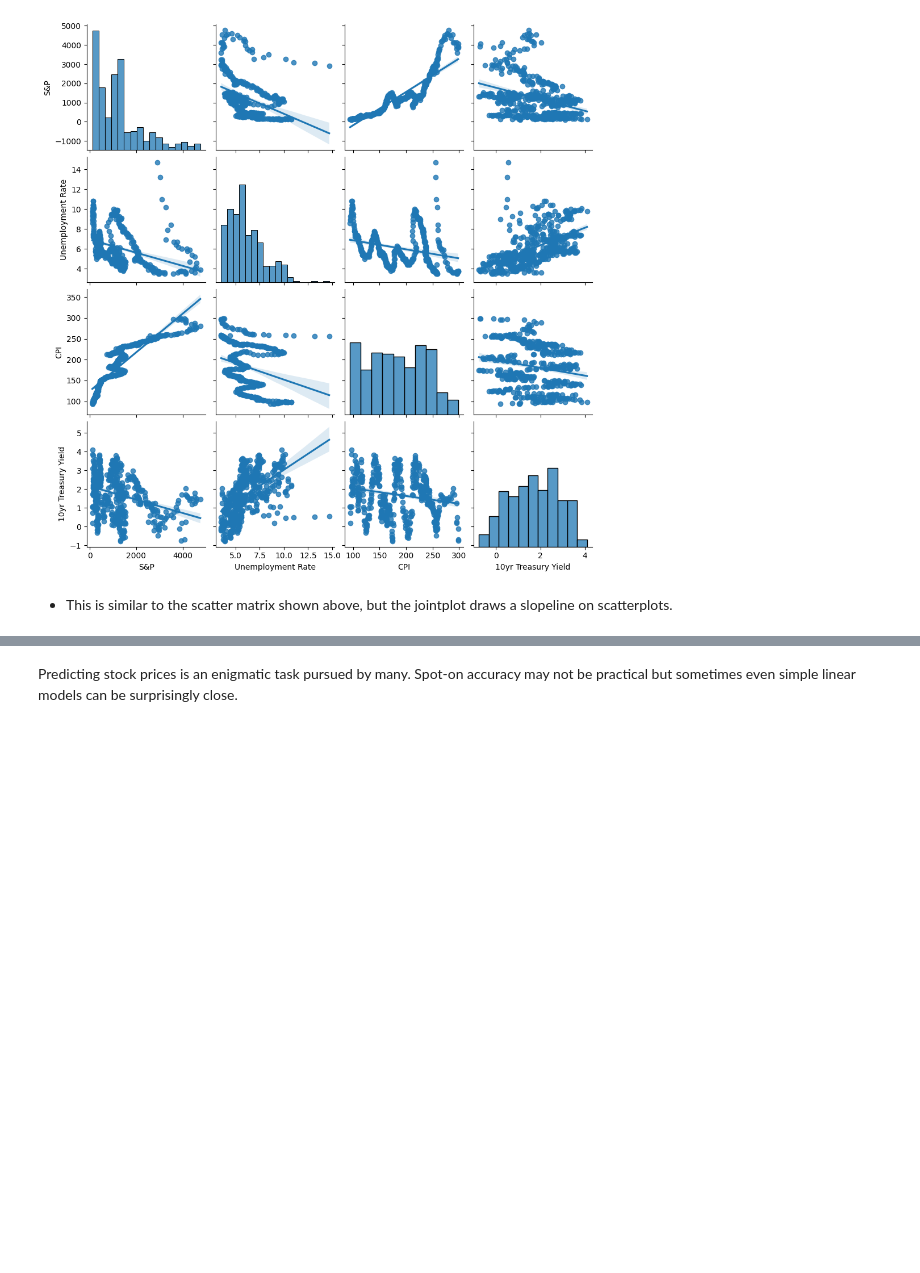
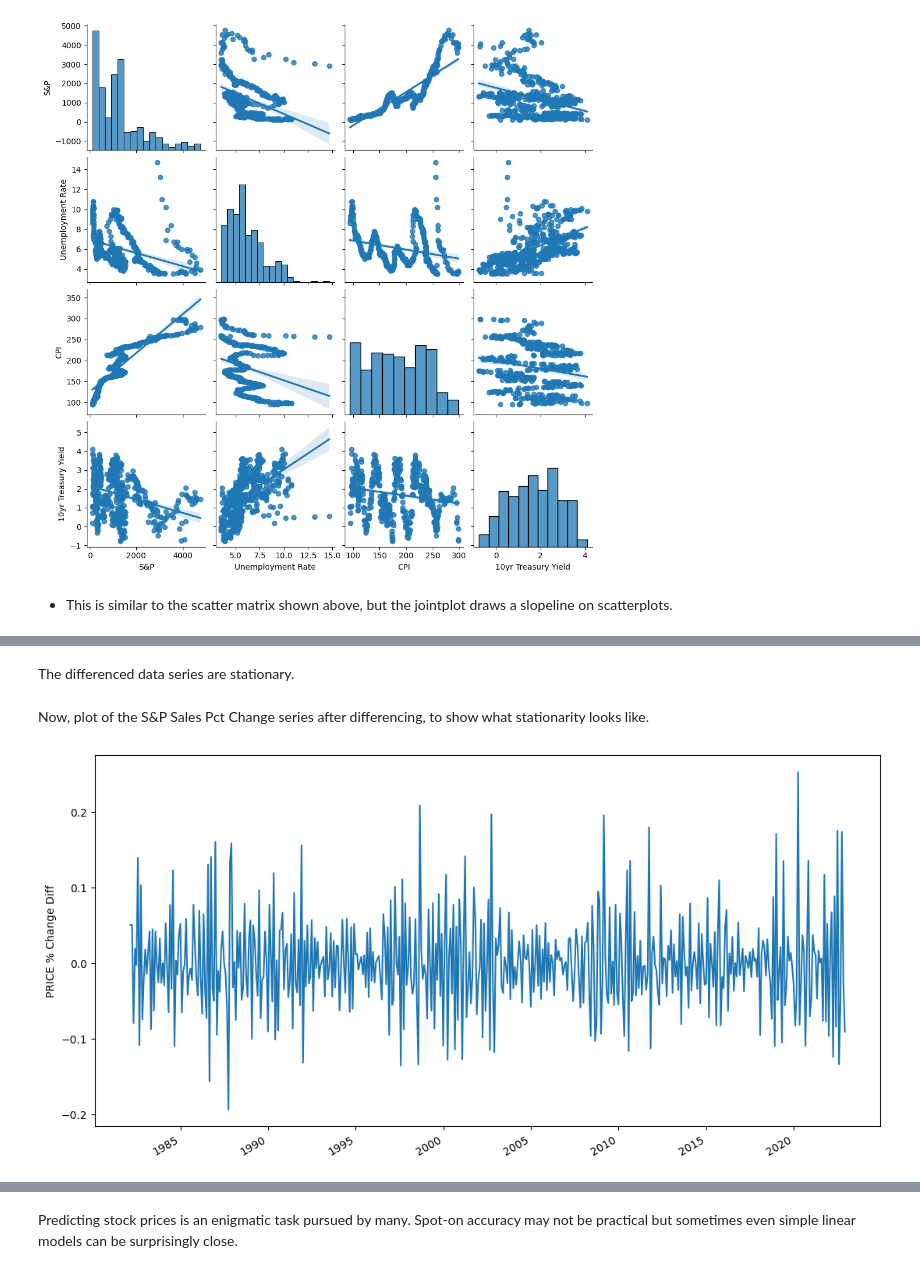
Before and after one commit to junjslee/Predicting-S-P-500-Market-Trends-using-Macro-Economic-Indicators-with-Python, a Jupyter notebook: Python-SPX_DataMining (factor=UNRATE,CPI,10yrTreasury).ipynb, the cells around one changed output, grey strips where cells are left out. Drawn from its saved outputs; the diff is of its cells as text; code cells hidden in the pictures; blank space fills up the shorter version.

```diff
--- a/Python-SPX_DataMining (factor=UNRATE,CPI,10yrTreasury).ipynb
+++ b/Python-SPX_DataMining (factor=UNRATE,CPI,10yrTreasury).ipynb
@@ -490,0 +512,7 @@ Overall, I have assessed the economic indicators that could potentially have a r
+# %%
+# Set up a new slimmer dataframe for this purpose.
+
+df_granger = df_all[['DATE','TREASURY YIELD', 'PRICE']].copy()
+df_granger.dropna(inplace=True)
+df_granger.reset_index(drop=True, inplace=True)
+df_granger.head()
@@ -490,0 +566,7 @@ Overall, I have assessed the economic indicators that could potentially have a r
+# %%
+df_granger['PRICE % Change'] = df_spx.PRICE.pct_change()
+df_granger['PRICE Diff'] = df_granger['PRICE'].diff()
+df_granger['PRICE % Change Diff'] = df_granger['PRICE % Change'].diff()
+df_granger['TREASURY YIELD Diff'] = df_granger['TREASURY YIELD'].diff()
+df_granger.dropna(inplace=True)
+df_granger.head()
@@ -490,0 +634,24 @@ Overall, I have assessed the economic indicators that could potentially have a r
+# %% [markdown]
+The differenced data series are stationary.
+# %% [markdown]
+Now, plot of the S&P Sales Pct Change series after differencing, to show what stationarity looks like.
+# %%
+import matplotlib.dates as mdates
+
+x = df_granger['DATE']
+y = df_granger['PRICE % Change Diff']
+
+fig = plt.figure(figsize = (13,7))
+ax = fig.add_subplot(111)
+ax.set_ylabel('PRICE % Change Diff')
+ax.plot(x, y)
+
+# format your data to desired format.
+ax.xaxis.set_major_formatter(mdates.DateFormatter('%Y'))
+
+# rotate and align the tick labels so they look better
+fig.autofmt_xdate()
+
+plt.show()
+# %% [output]
+[figure, added]
```
Also changed, not shown: parts of 36 cells of this notebook.
